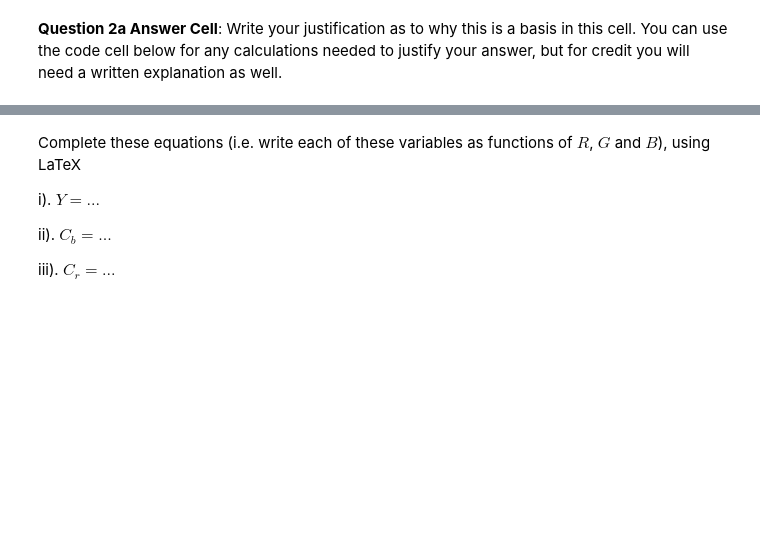
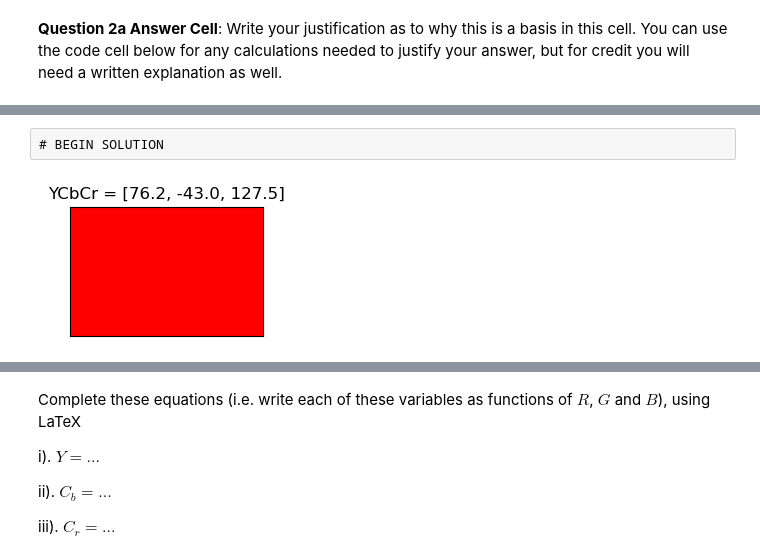
Before and after one commit to csci2820/csci2820sp26-student, a Jupyter notebook: labs/lab03/lab03.ipynb, the cells around one changed output, grey strips where cells are left out. Drawn from its saved outputs; the diff is of its cells as text; code cells hidden in the pictures; blank space fills up the shorter version.

```diff
--- a/labs/lab03/lab03.ipynb
+++ b/labs/lab03/lab03.ipynb
@@ -587,0 +651,4 @@ grader.check("q2e")
+# %%
+P_B =  np.array([[1, 0, 1.40200],[1, -0.34413, -0.71414], [1, 1.77200, 0]]) # SOLUTION
+
+P_B
@@ -587,0 +684,2 @@ grader.check("q2e")
+# %%
+rgb2ycc = np.linalg.inv(P_B)  # SOLUTION
@@ -587,0 +711,9 @@ grader.check("q2e")
+# %% [raw]
+# BEGIN SOLUTION
+# %%
+
+pure_red = rgb2ycc@np.array([[255],[0],[0]]) # SOLUTION
+
+fig = show_ycbcr(pure_red.round(1))
+# %% [output]
+[figure, added]
```
Also changed, not shown: parts of 241 cells of this notebook, 3 other files.
